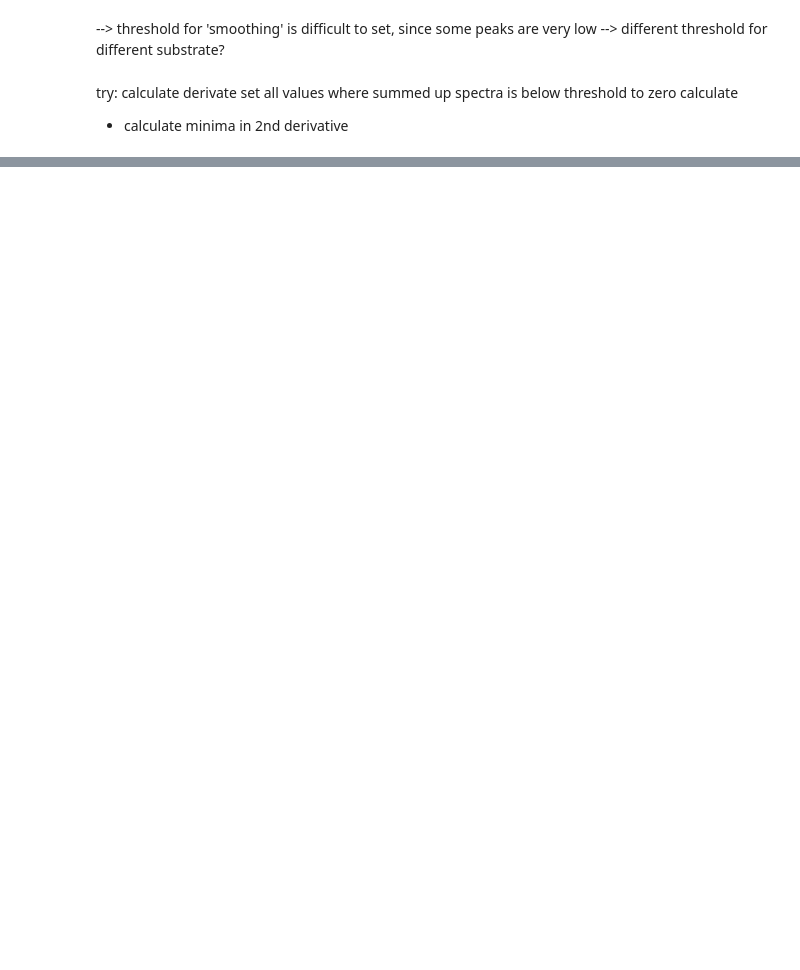
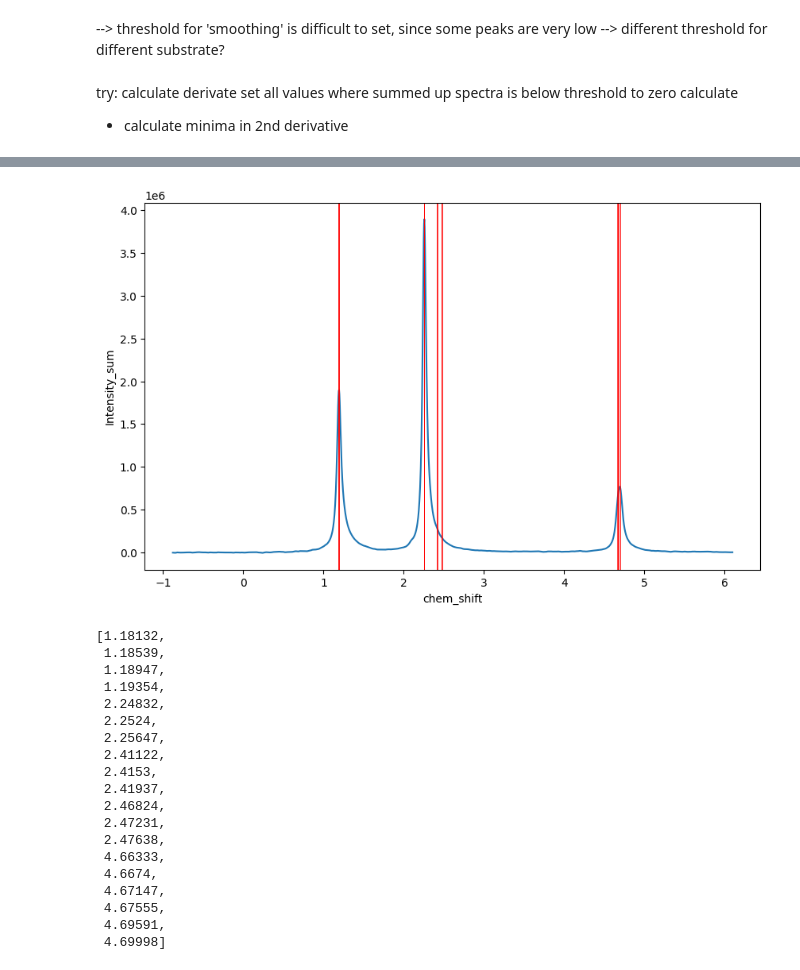
Before and after one commit to RATFIVE/MoinCC-AI4metabolomics, a Jupyter notebook: 02_Preprocessing/sumup_Peakfit.ipynb, the cells around one changed output, grey strips where cells are left out. Drawn from its saved outputs; the diff is of its cells as text; code cells hidden in the pictures; blank space fills up the shorter version.

```diff
--- a/02_Preprocessing/sumup_Peakfit.ipynb
+++ b/02_Preprocessing/sumup_Peakfit.ipynb
@@ -94,0 +204,23 @@ calculate
+# %%
+peak('FA_20240206_2H_yeast_acetone-d6_3.csv', 0.15e6)
+# %% [output]
+[figure, added]
+[1.18132,
+ 1.18539,
+ 1.18947,
+ 1.19354,
+ 2.24832,
+ 2.2524,
+ 2.25647,
+ 2.41122,
+ 2.4153,
+ 2.41937,
+ 2.46824,
+ 2.47231,
+ 2.47638,
+ 4.66333,
+ 4.6674,
+ 4.67147,
+ 4.67555,
+ 4.69591,
+ 4.69998]
```
Also changed, not shown: parts of 15 cells of this notebook, 1 other file.
